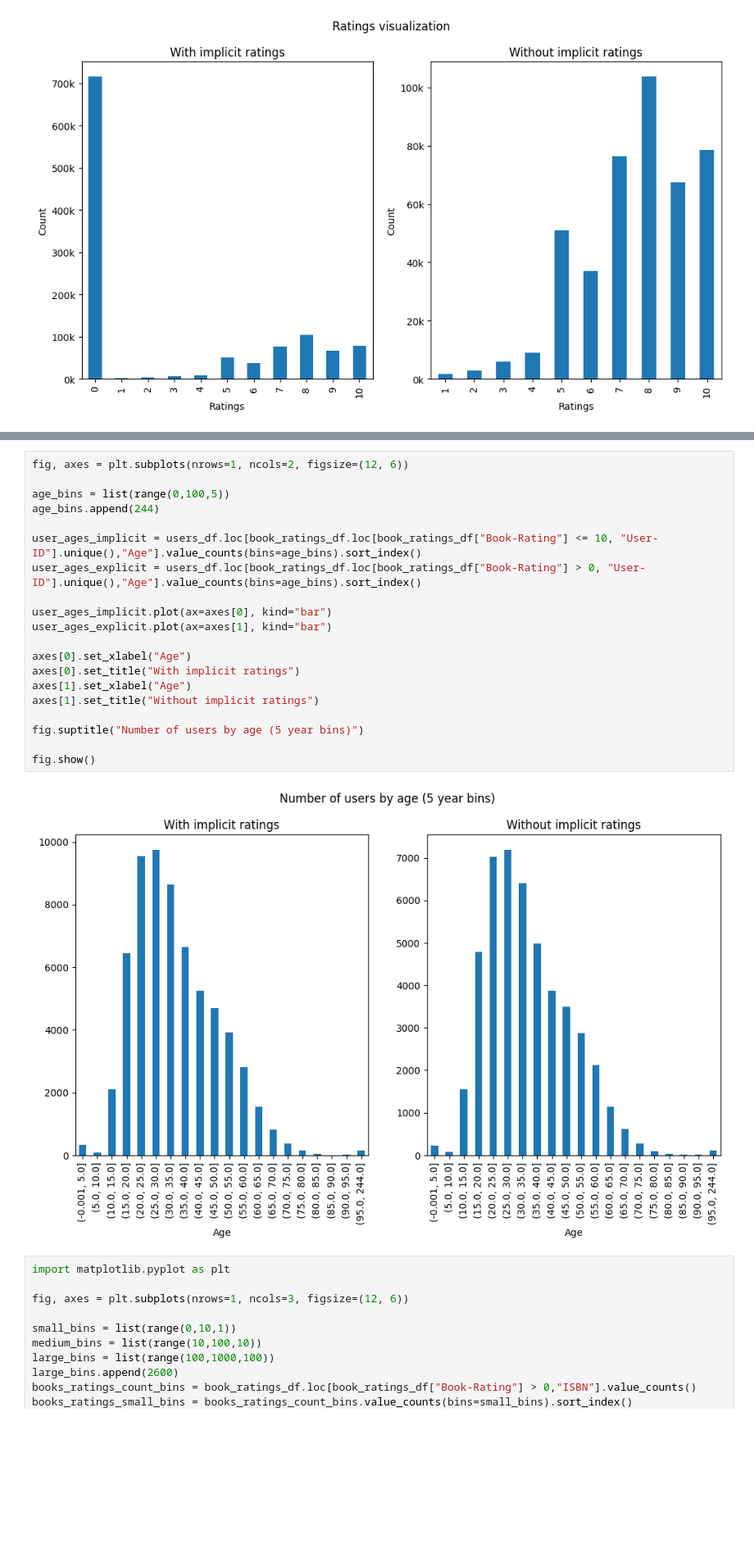
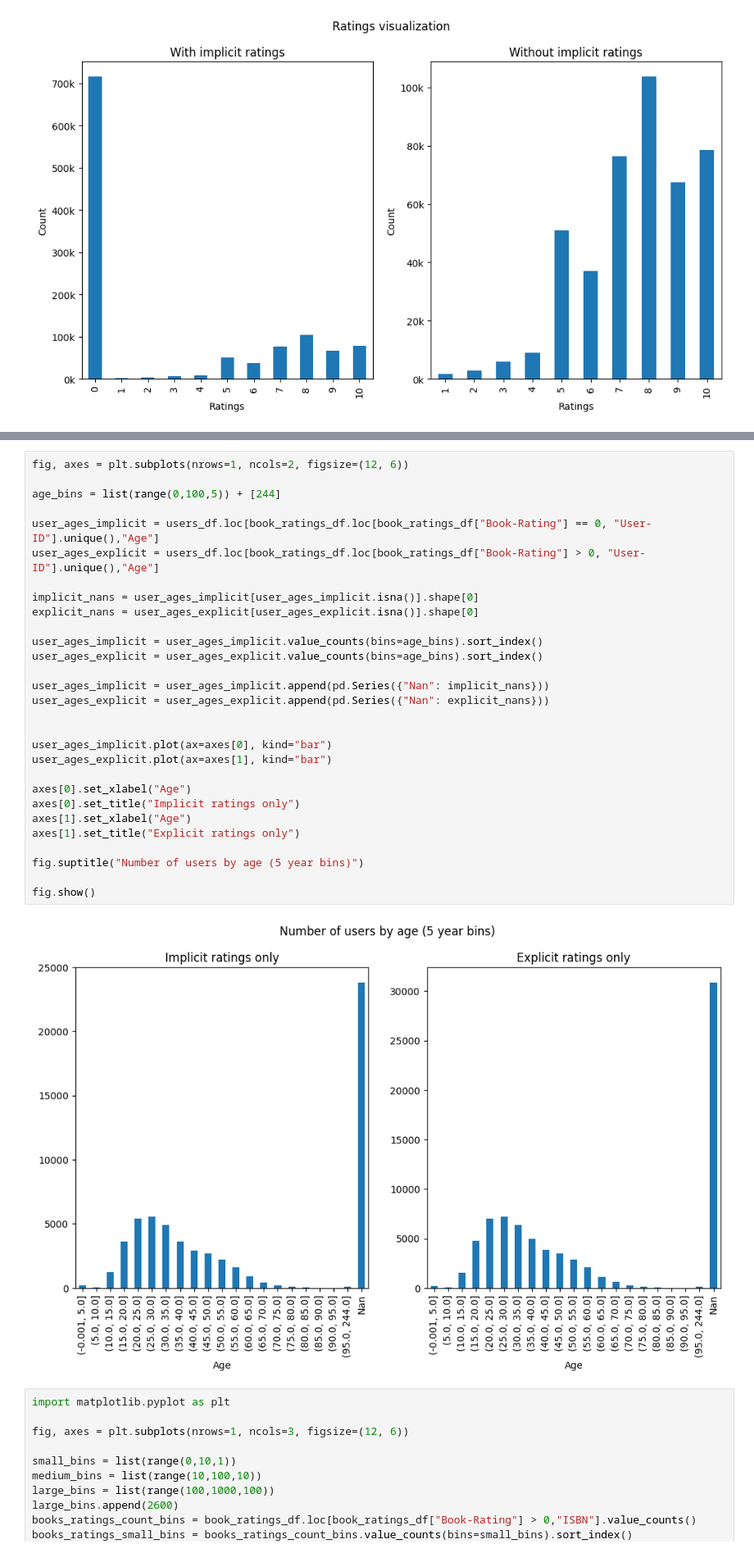
Before and after one commit to grimtoma/book_recomandation, a Jupyter notebook: recommendation.ipynb, the cells around one changed output, grey strips where cells are left out. Shown at 82% size. Saved outputs shown, nothing was run; the diff lists cells and outputs as text; blank space fills up the shorter version.

```diff
--- a/recommendation.ipynb
+++ b/recommendation.ipynb
@@ -132,25 +138,34 @@ plt.show()
 # %%
 fig, axes = plt.subplots(nrows=1, ncols=2, figsize=(12, 6))
 
-age_bins = list(range(0,100,5))
-age_bins.append(244)
+age_bins = list(range(0,100,5)) + [244]
 
-user_ages_implicit = users_df.loc[book_ratings_df.loc[book_ratings_df["Book-Rating"] <= 10, "User-ID"].unique(),"Age"].value_counts(bins=age_bins).sort_index()
-user_ages_explicit = users_df.loc[book_ratings_df.loc[book_ratings_df["Book-Rating"] > 0, "User-ID"].unique(),"Age"].value_counts(bins=age_bins).sort_index()
+user_ages_implicit = users_df.loc[book_ratings_df.loc[book_ratings_df["Book-Rating"] == 0, "User-ID"].unique(),"Age"]
+user_ages_explicit = users_df.loc[book_ratings_df.loc[book_ratings_df["Book-Rating"] > 0, "User-ID"].unique(),"Age"]
+
+implicit_nans = user_ages_implicit[user_ages_implicit.isna()].shape[0]
+explicit_nans = user_ages_explicit[user_ages_explicit.isna()].shape[0]
+
+user_ages_implicit = user_ages_implicit.value_counts(bins=age_bins).sort_index()
+user_ages_explicit = user_ages_explicit.value_counts(bins=age_bins).sort_index()
+
+user_ages_implicit = user_ages_implicit.append(pd.Series({"Nan": implicit_nans}))
+user_ages_explicit = user_ages_explicit.append(pd.Series({"Nan": explicit_nans}))
+
 
 user_ages_implicit.plot(ax=axes[0], kind="bar")
 user_ages_explicit.plot(ax=axes[1], kind="bar")
 
 axes[0].set_xlabel("Age")
-axes[0].set_title("With implicit ratings")
+axes[0].set_title("Implicit ratings only")
 axes[1].set_xlabel("Age")
-axes[1].set_title("Without implicit ratings")
+axes[1].set_title("Explicit ratings only")
 
 fig.suptitle("Number of users by age (5 year bins)")
 
 fig.show()
 # %% [output]
-[figure, old version]
+[figure, new version]
 # %%
 import matplotlib.pyplot as plt
 
```
Also changed, not shown: parts of 9 cells of this notebook.
